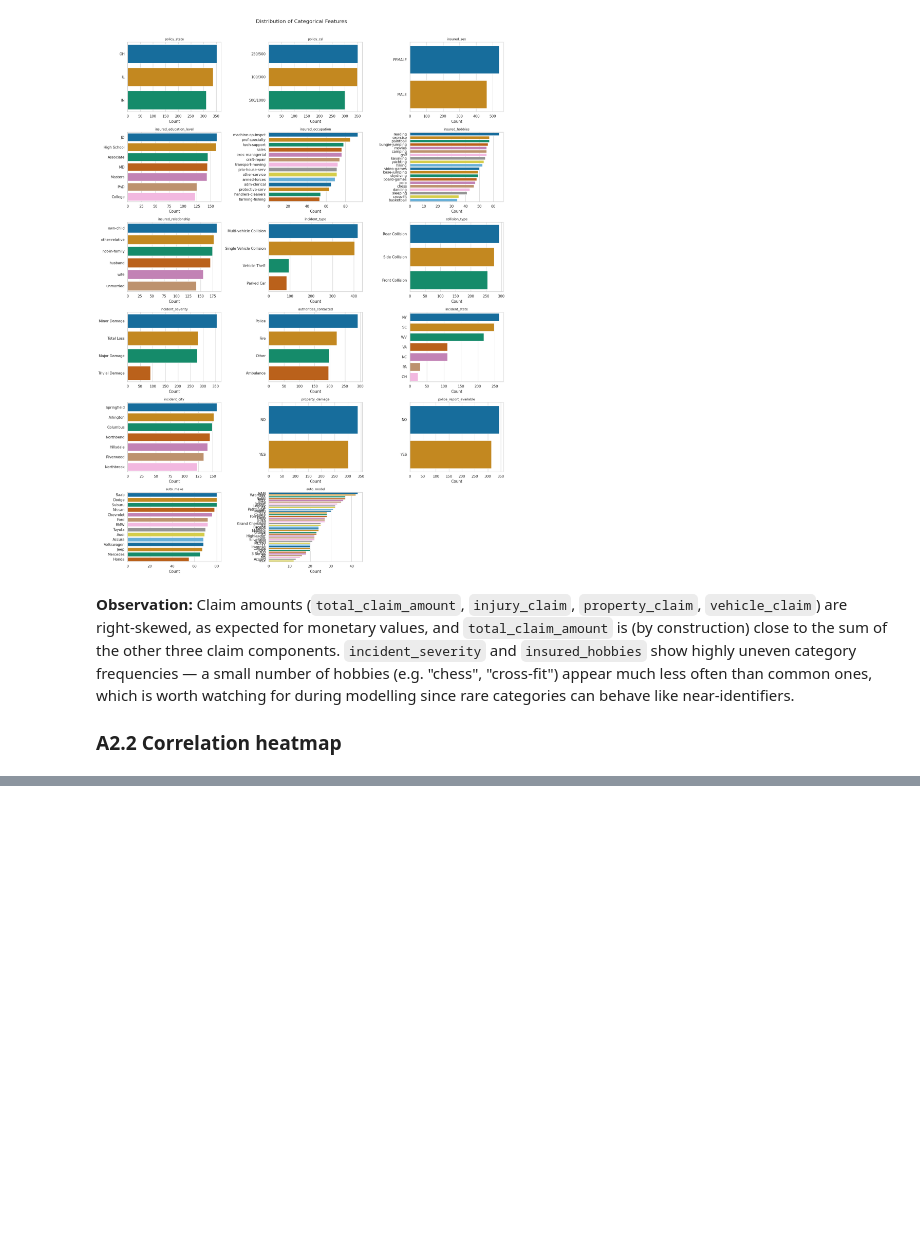
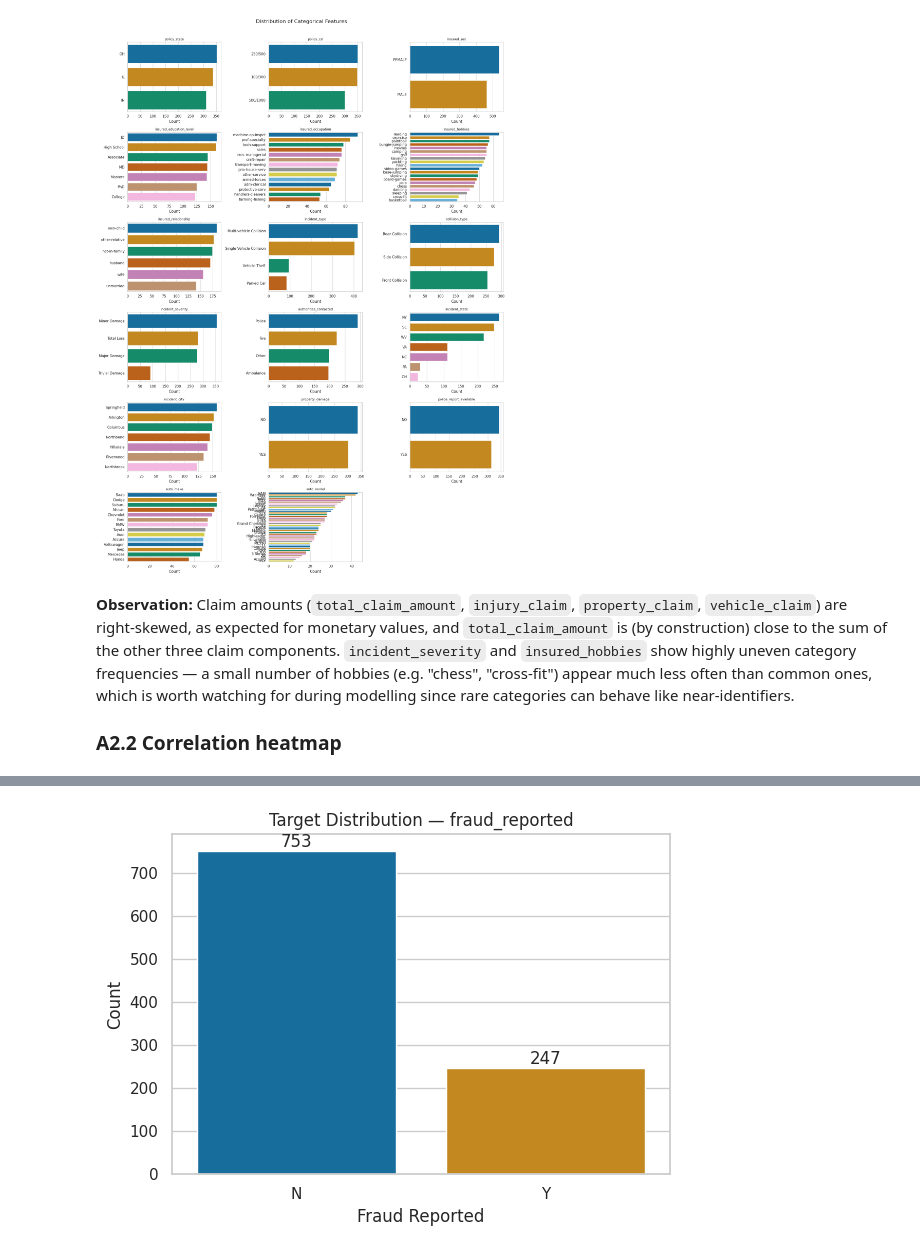
Before and after one commit to GVR2007/AI-risk-analysis, a Jupyter notebook: notebooks/classification.ipynb, the cells around one changed output, grey strips where cells are left out. Cells and saved outputs as stored; diff of their text form; code cells hidden in the pictures; blank space fills up the shorter version.

```diff
--- a/notebooks/classification.ipynb
+++ b/notebooks/classification.ipynb
@@ -162,0 +178,14 @@ plt.show()
+# %%
+plt.figure(figsize=(6, 4.5))
+ax = sns.countplot(x=df['fraud_reported'], order=['N', 'Y'], palette='colorblind')
+ax.set_title('Target Distribution — fraud_reported')
+ax.set_xlabel('Fraud Reported')
+ax.set_ylabel('Count')
+for p in ax.patches:
+    ax.annotate(f'{int(p.get_height())}', (p.get_x() + p.get_width() / 2, p.get_height()),
+                ha='center', va='bottom')
+plt.tight_layout()
+plt.savefig('../models/clf_target_distribution.png', bbox_inches='tight')
+plt.show()
+# %% [output]
+[figure, added]
```
Also changed, not shown: parts of 3 cells of this notebook.
